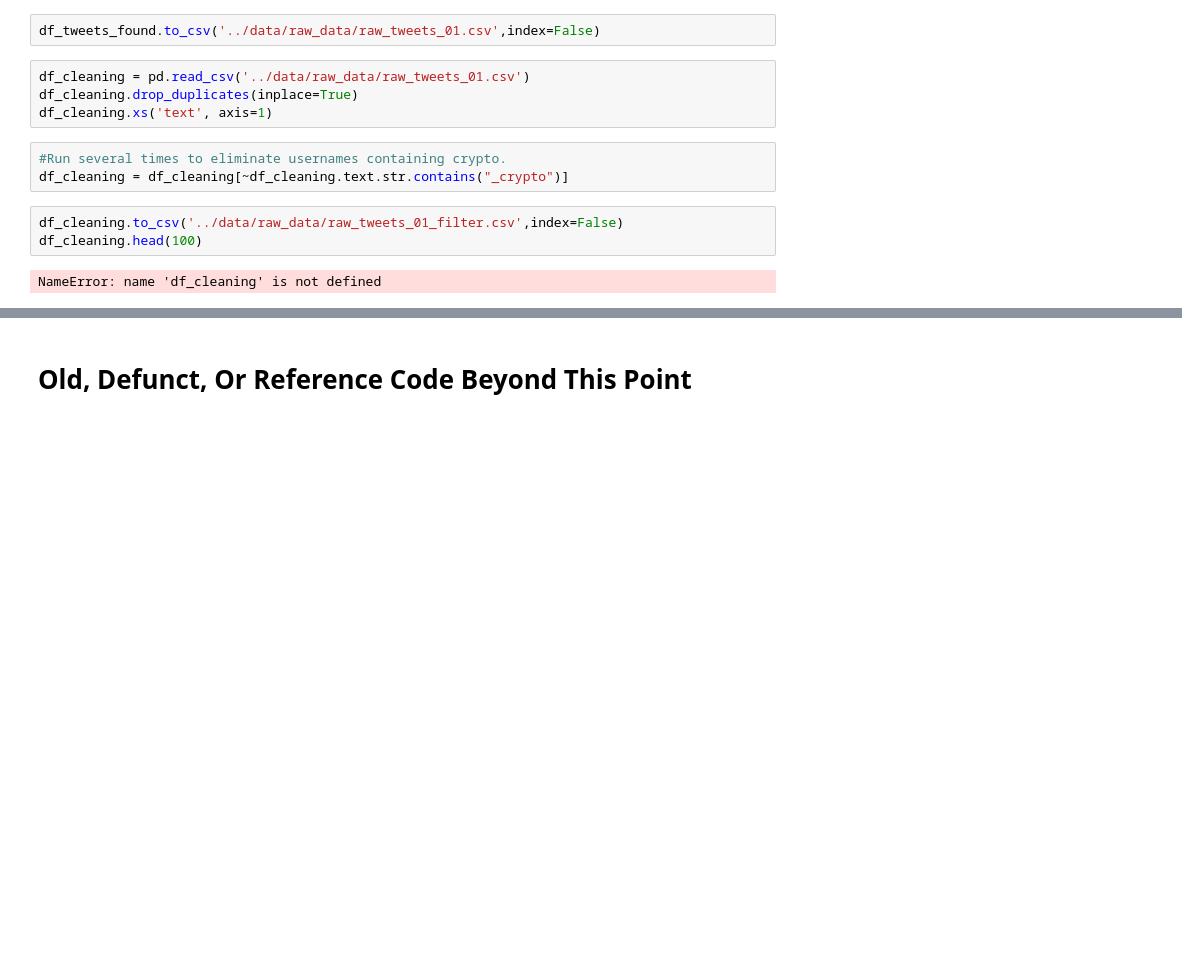
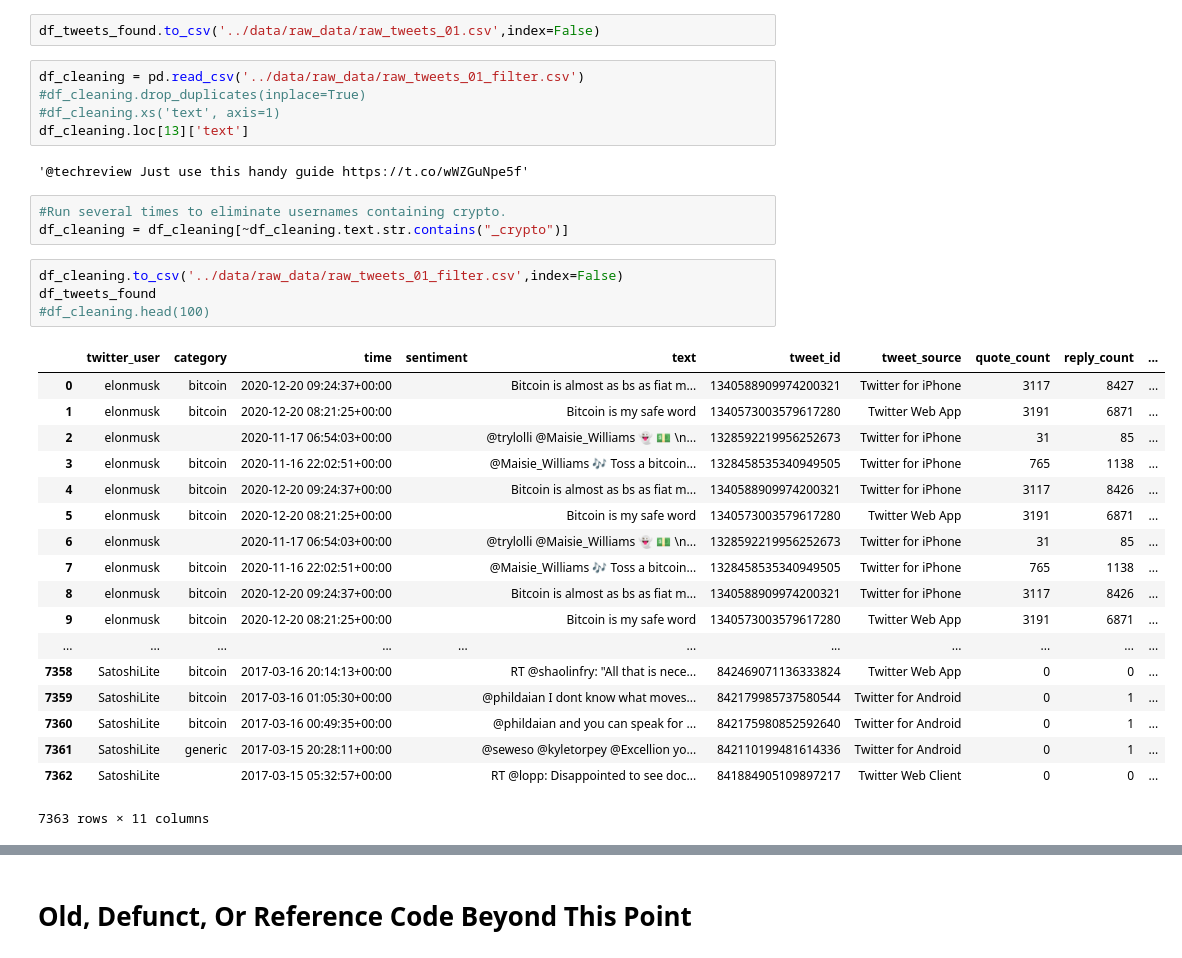
Before and after one commit to mnewk555/Project1_CryptoSentiment, a Jupyter notebook: notebooks/twitter_reader.ipynb, the cells around one changed output, grey strips where cells are left out. Drawn from its saved outputs; the diff is of its cells as text; blank space fills up the shorter version.

```diff
--- a/notebooks/twitter_reader.ipynb
+++ b/notebooks/twitter_reader.ipynb
@@ -223,17 +198,38 @@ df_tweets_found.loc[0]['text']
 # %%
 df_tweets_found.to_csv('../data/raw_data/raw_tweets_01.csv',index=False)
 # %%
-df_cleaning = pd.read_csv('../data/raw_data/raw_tweets_01.csv')
-df_cleaning.drop_duplicates(inplace=True)
-df_cleaning.xs('text', axis=1)
+df_cleaning = pd.read_csv('../data/raw_data/raw_tweets_01_filter.csv')
+#df_cleaning.drop_duplicates(inplace=True)
+#df_cleaning.xs('text', axis=1)
+df_cleaning.loc[13]['text']
+# %% [output]
+'@techreview Just use this handy guide https://t.co/wWZGuNpe5f'
 # %%
 #Run several times to eliminate usernames containing crypto.
 df_cleaning = df_cleaning[~df_cleaning.text.str.contains("_crypto")]
 # %%
 df_cleaning.to_csv('../data/raw_data/raw_tweets_01_filter.csv',index=False)
-df_cleaning.head(100)
+df_tweets_found
+#df_cleaning.head(100)
 # %% [output]
+|  | twitter_user | category | time | sentiment | text | tweet_id | tweet_source | quote_count | reply_count | ... |
+| 0 | elonmusk | bitcoin | 2020-12-20 09:24:37+00:00 |  | Bitcoin is almost as bs as fiat m... | 1340588909974200321 | Twitter for iPhone | 3117 | 8427 | ... |
+| 1 | elonmusk | bitcoin | 2020-12-20 08:21:25+00:00 |  | Bitcoin is my safe word | 1340573003579617280 | Twitter Web App | 3191 | 6871 | ... |
+| 2 | elonmusk |  | 2020-11-17 06:54:03+00:00 |  | @trylolli @Maisie_Williams 👻 💵 \n... | 1328592219956252673 | Twitter for iPhone | 31 | 85 | ... |
+| 3 | elonmusk | bitcoin | 2020-11-16 22:02:51+00:00 |  | @Maisie_Williams 🎶 Toss a bitcoin... | 1328458535340949505 | Twitter for iPhone | 765 | 1138 | ... |
+| 4 | elonmusk | bitcoin | 2020-12-20 09:24:37+00:00 |  | Bitcoin is almost as bs as fiat m... | 1340588909974200321 | Twitter for iPhone | 3117 | 8426 | ... |
+| 5 | elonmusk | bitcoin | 2020-12-20 08:21:25+00:00 |  | Bitcoin is my safe word | 1340573003579617280 | Twitter Web App | 3191 | 6871 | ... |
+| 6 | elonmusk |  | 2020-11-17 06:54:03+00:00 |  | @trylolli @Maisie_Williams 👻 💵 \n... | 1328592219956252673 | Twitter for iPhone | 31 | 85 | ... |
+| 7 | elonmusk | bitcoin | 2020-11-16 22:02:51+00:00 |  | @Maisie_Williams 🎶 Toss a bitcoin... | 1328458535340949505 | Twitter for iPhone | 765 | 1138 | ... |
+| 8 | elonmusk | bitcoin | 2020-12-20 09:24:37+00:00 |  | Bitcoin is almost as bs as fiat m... | 1340588909974200321 | Twitter for iPhone | 3117 | 8426 | ... |
+| 9 | elonmusk | bitcoin | 2020-12-20 08:21:25+00:00 |  | Bitcoin is my safe word | 1340573003579617280 | Twitter Web App | 3191 | 6871 | ... |
+| ... | ... | ... | ... | ... | ... | ... | ... | ... | ... | ... |
+| 7358 | SatoshiLite | bitcoin | 2017-03-16 20:14:13+00:00 |  | RT @shaolinfry: "All that is nece... | 842469071136333824 | Twitter Web App | 0 | 0 | ... |
+| 7359 | SatoshiLite | bitcoin | 2017-03-16 01:05:30+00:00 |  | @phildaian I dont know what moves... | 842179985737580544 | Twitter for Android | 0 | 1 | ... |
+| 7360 | SatoshiLite | bitcoin | 2017-03-16 00:49:35+00:00 |  | @phildaian and you can speak for ... | 842175980852592640 | Twitter for Android | 0 | 1 | ... |
+| 7361 | SatoshiLite | generic | 2017-03-15 20:28:11+00:00 |  | @seweso @kyletorpey @Excellion yo... | 842110199481614336 | Twitter for Android | 0 | 1 | ... |
+| 7362 | SatoshiLite |  | 2017-03-15 05:32:57+00:00 |  | RT @lopp: Disappointed to see doc... | 841884905109897217 | Twitter Web Client | 0 | 0 | ... |
-NameError: name 'df_cleaning' is not defined
+7363 rows × 11 columns
 # %%
 ##trying to test sentiment analysis
 df_tweets_found = pd.read_csv('../data/raw_data/raw_tweets_01_filter.csv')
```
Also changed, not shown: parts of 15 cells of this notebook.
